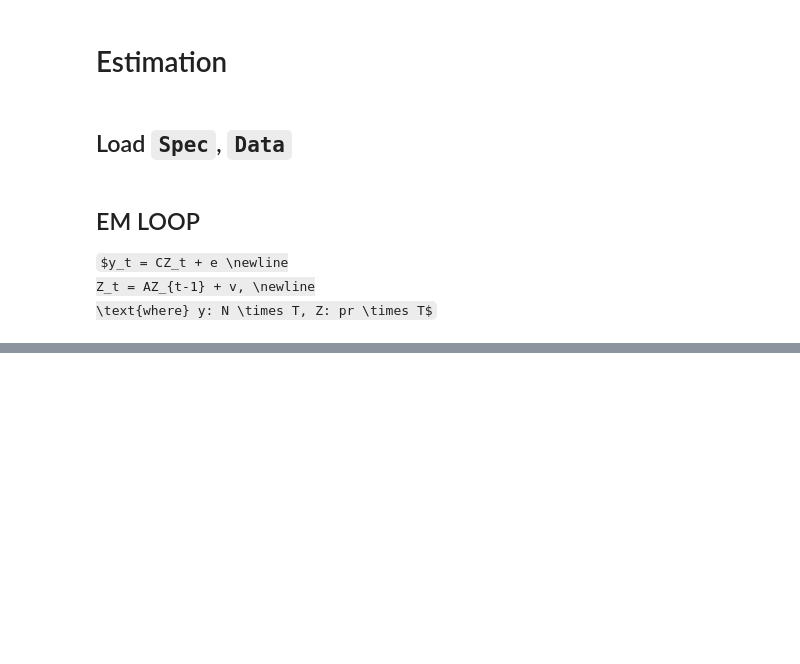
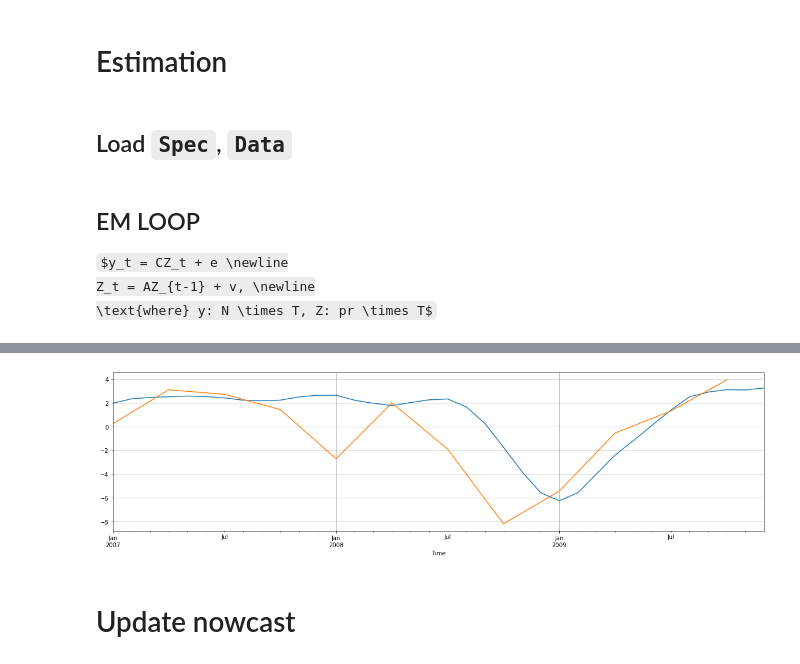
Before and after one commit to hyunchangyi/nowcasting, a Jupyter notebook: nowcasting.ipynb, the cells around one changed output, grey strips where cells are left out. Drawn from its saved outputs; the diff is of its cells as text; code cells hidden in the pictures; some formulas as TeX source; blank space fills up the shorter version.

```diff
--- a/nowcasting.ipynb
+++ b/nowcasting.ipynb
@@ -268,7 +274,7 @@ def load_spec(filename):
     return spec_sort, Blocks
 
 
-def load_data(datafile, spec, sample_start):
+def load_data(datafile, spec, sample_start='2000-01-01'):
     Z = pd.read_excel(datafile, sheet_name='data')
     Z = Z.set_index('Date')
     Z = Z.asfreq('MS')
@@ -713,3 +721,13 @@ def runKF(Y, M):
+# %%
+def get_smoothed(dfmr_filename, t_var, factors):
+    Res = DFMResult(**pickle.load(open(dfmr_filename,"rb")))
+
+    Z = DFMR0.Z
+    C = DFMR0.M.C
+    Wx = DFMR0.Wx
+    Mx = DFMR0.Mx
+
+    return (Z.loc[:, idx[factors]].dot(C.loc[t_var, idx[factors]].T)*Wx.loc[t_var] + Mx.loc[t_var])
 # %% [markdown]
 ## EM
 # %% [markdown]
@@ -1204,0 +1255,12 @@ X[t_var].dropna().plot(ax=axs[1]);
+# %%
+x_sm = get_smoothed('DFMR0', 'GDPC1', ['Global', 'Soft', 'Real', 'Labor'])
+
+fig, axs = plt.subplots(1, 1, figsize=(20, 5))
+
+x_sm.loc['2007':'2009'].plot(ax=axs)
+X['GDPC1'].loc['2007':'2009'].dropna().plot(ax=axs)
+axs.grid()
+# %% [output]
+[figure, added]
+# %% [markdown]
+# Update nowcast
```
Also changed, not shown: parts of 51 cells of this notebook, 25 other files.
